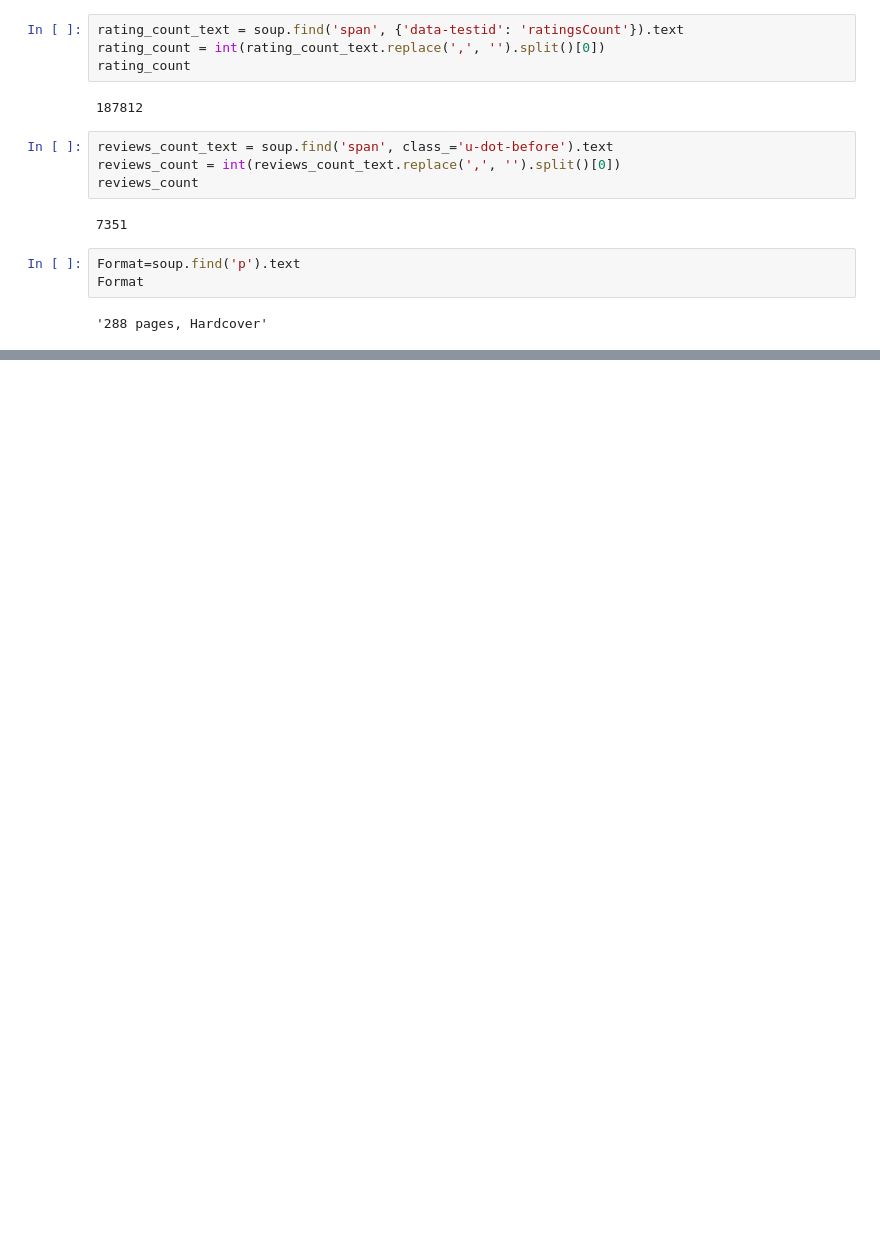
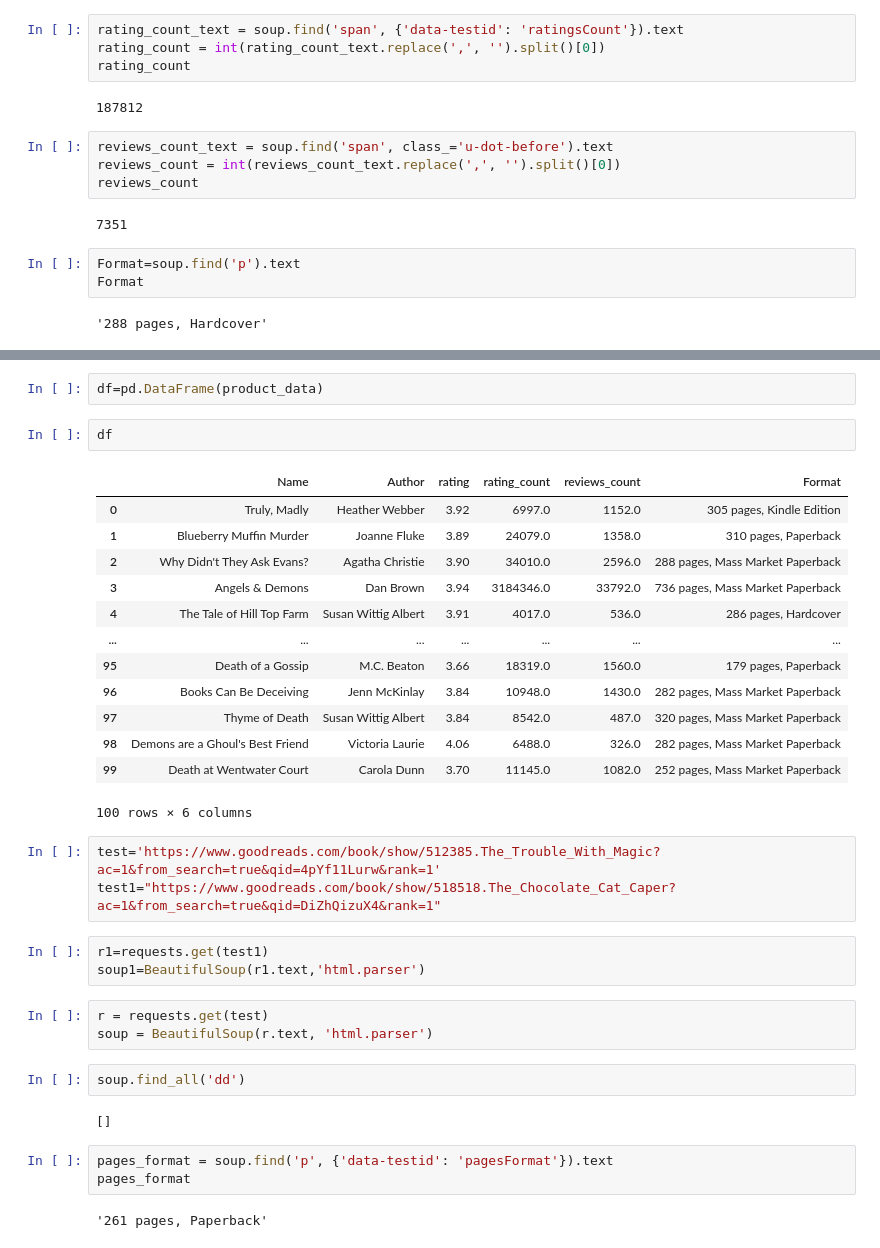
Before and after one commit to Abhasjaiswal/News-Aggregator, a Jupyter notebook: Web Scraping/goodreads.ipynb, the cells around one changed output, grey strips where cells are left out. Cells and saved outputs as stored; diff of their text form; blank space fills up the shorter version.

```diff
--- a/Web Scraping/goodreads.ipynb
+++ b/Web Scraping/goodreads.ipynb
@@ -130,0 +178,36 @@ AttributeError: 'NoneType' object has no attribute 'text'
+# %%
+df=pd.DataFrame(product_data)
+# %%
+df
+# %% [output]
+|  | Name | Author | rating | rating_count | reviews_count | Format |
+| 0 | Truly, Madly | Heather Webber | 3.92 | 6997.0 | 1152.0 | 305 pages, Kindle Edition |
+| 1 | Blueberry Muffin Murder | Joanne Fluke | 3.89 | 24079.0 | 1358.0 | 310 pages, Paperback |
+| 2 | Why Didn't They Ask Evans? | Agatha Christie | 3.90 | 34010.0 | 2596.0 | 288 pages, Mass Market Paperback |
+| 3 | Angels & Demons | Dan Brown | 3.94 | 3184346.0 | 33792.0 | 736 pages, Mass Market Paperback |
+| 4 | The Tale of Hill Top Farm | Susan Wittig Albert | 3.91 | 4017.0 | 536.0 | 286 pages, Hardcover |
+| ... | ... | ... | ... | ... | ... | ... |
+| 95 | Death of a Gossip | M.C. Beaton | 3.66 | 18319.0 | 1560.0 | 179 pages, Paperback |
+| 96 | Books Can Be Deceiving | Jenn McKinlay | 3.84 | 10948.0 | 1430.0 | 282 pages, Mass Market Paperback |
+| 97 | Thyme of Death | Susan Wittig Albert | 3.84 | 8542.0 | 487.0 | 320 pages, Mass Market Paperback |
+| 98 | Demons are a Ghoul's Best Friend | Victoria Laurie | 4.06 | 6488.0 | 326.0 | 282 pages, Mass Market Paperback |
+| 99 | Death at Wentwater Court | Carola Dunn | 3.70 | 11145.0 | 1082.0 | 252 pages, Mass Market Paperback |
+100 rows × 6 columns
+# %%
+test='https://www.goodreads.com/book/show/512385.The_Trouble_With_Magic?ac=1&from_search=true&qid=4pYf11Lurw&rank=1'
+test1="https://www.goodreads.com/book/show/518518.The_Chocolate_Cat_Caper?ac=1&from_search=true&qid=DiZhQizuX4&rank=1"
+# %%
+r1=requests.get(test1)
+soup1=BeautifulSoup(r1.text,'html.parser')
+# %%
+r = requests.get(test)
+soup = BeautifulSoup(r.text, 'html.parser')
+# %%
+soup.find_all('dd')
+# %% [output]
+[]
+# %%
+pages_format = soup.find('p', {'data-testid': 'pagesFormat'}).text
+pages_format
+# %% [output]
+'261 pages, Paperback'
```
Also changed, not shown: parts of 2 cells of this notebook.
